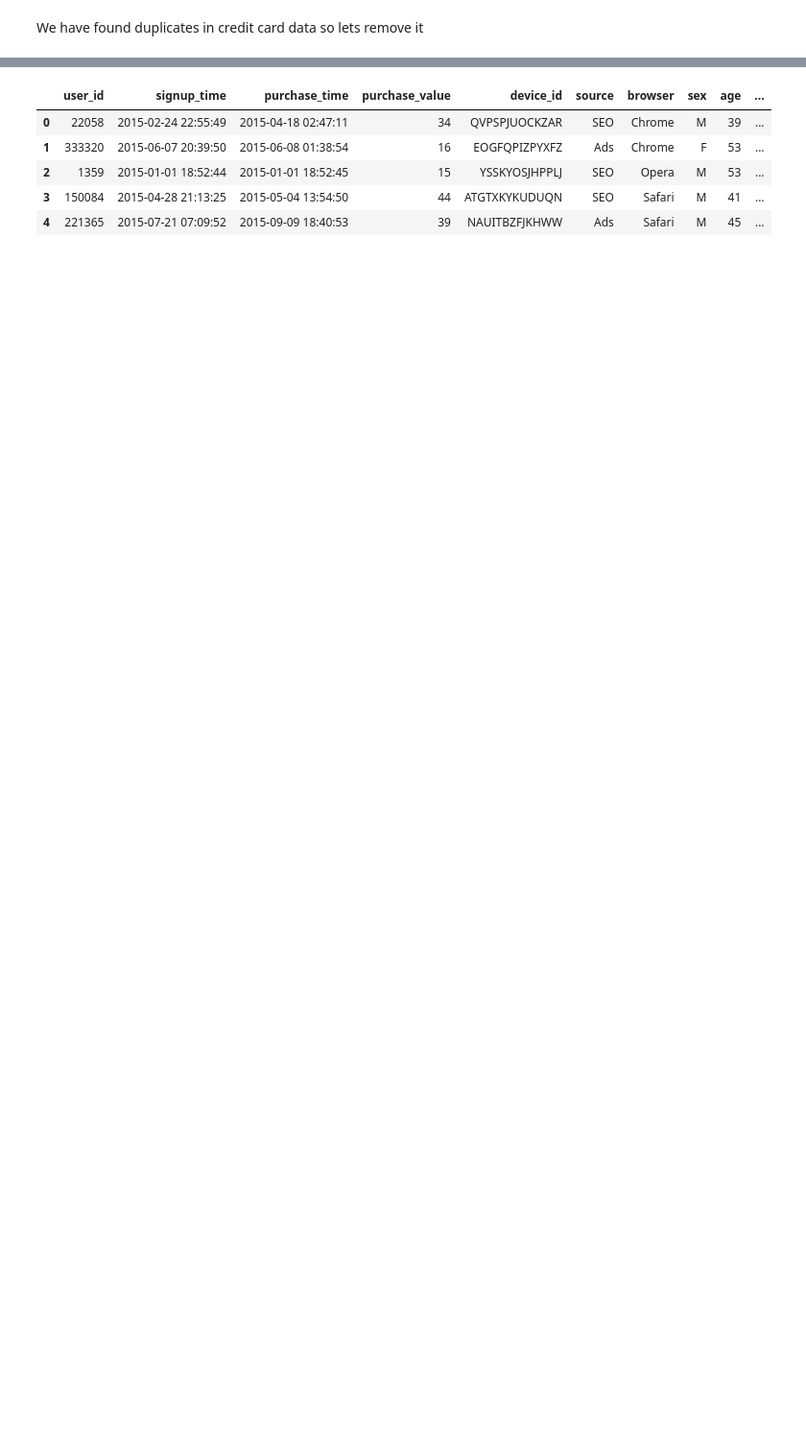
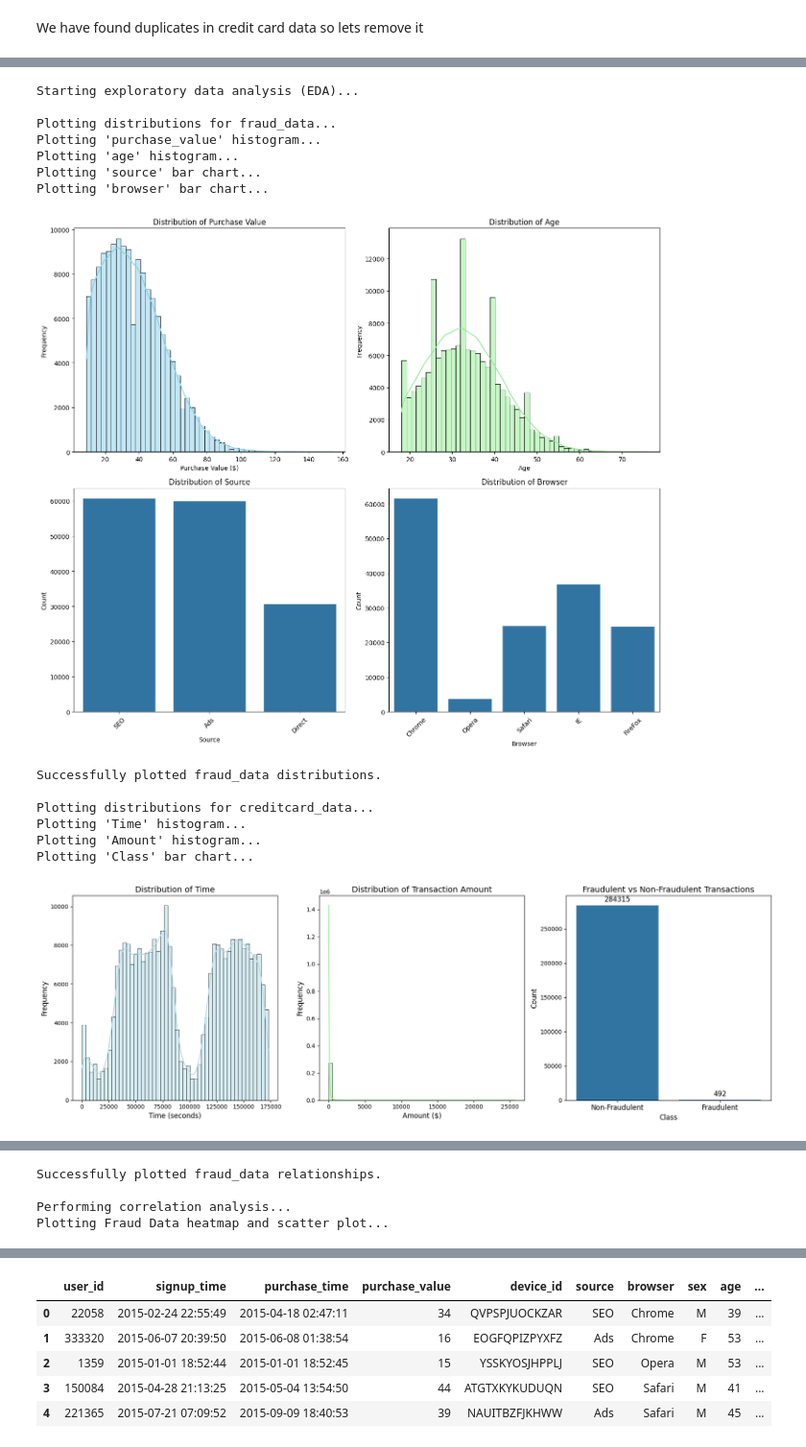
Before and after one commit to Ethel-Star/Fraud_Detection_E_Commerce_Bank_Transaction, a Jupyter notebook: notebooks/Task_1.Data_Analysis(EDA)_and_Preprocessing.ipynb, the cells around one changed output, grey strips where cells are left out. Shown at 96% size. Drawn from its saved outputs; the diff is of its cells as text; code cells hidden in the pictures; blank space fills up the shorter version.

```diff
--- a/notebooks/Task_1.Data_Analysis(EDA)_and_Preprocessing.ipynb
+++ b/notebooks/Task_1.Data_Analysis(EDA)_and_Preprocessing.ipynb
@@ -256,6 +118,3 @@ Checking for duplicates in IP to Country Data:
 # %% [markdown]
 We have found duplicates in credit card data
 so lets remove it
-# %%
-creditcard_data= creditcard_data.drop_duplicates()
-print(creditcard_data.duplicated().sum()) # Duplicates removed
@@ -440,17 +120,0 @@ plt.show()
-# %%
-# Convert fraud_data IP address to integer format
-fraud_data['ip_address'] = fraud_data['ip_address'].astype(int)
-# Create a function to check if IP address falls within the range
-def find_country_by_ip(ip):
-    # Find the row where IP falls within the range
-    matched_row = ip_to_country[(ip >= ip_to_country['lower_bound_ip_address']) &
-
-
-                                  (ip <= ip_to_country['upper_bound_ip_address'])]
-    if not matched_row.empty:
-        return matched_row['country'].values[0]
-    else:
-        return 'Unknown'  # Handle cases where no match is found
-
-# Apply the function to fraud_data
-fraud_data['country'] = fraud_data['ip_address'].apply(find_country_by_ip)
@@ -456,0 +128,18 @@ fraud_data['country'] = fraud_data['ip_address'].apply(find_country_by_ip)
+# %%
+perform_eda(fraud_data, creditcard_data, ip_to_country, output_path)
+# %% [output]
+Starting exploratory data analysis (EDA)...
+
+Plotting distributions for fraud_data...
+Plotting 'purchase_value' histogram...
+Plotting 'age' histogram...
+Plotting 'source' bar chart...
+Plotting 'browser' bar chart...
+[figure, added]
+Successfully plotted fraud_data distributions.
+
+Plotting distributions for creditcard_data...
+Plotting 'Time' histogram...
+Plotting 'Amount' histogram...
+Plotting 'Class' bar chart...
+[figure, added]
@@ -456,0 +156,4 @@ fraud_data['country'] = fraud_data['ip_address'].apply(find_country_by_ip)
+Successfully plotted fraud_data relationships.
+
+Performing correlation analysis...
+Plotting Fraud Data heatmap and scatter plot...
```
Also changed, not shown: parts of 49 cells of this notebook.
